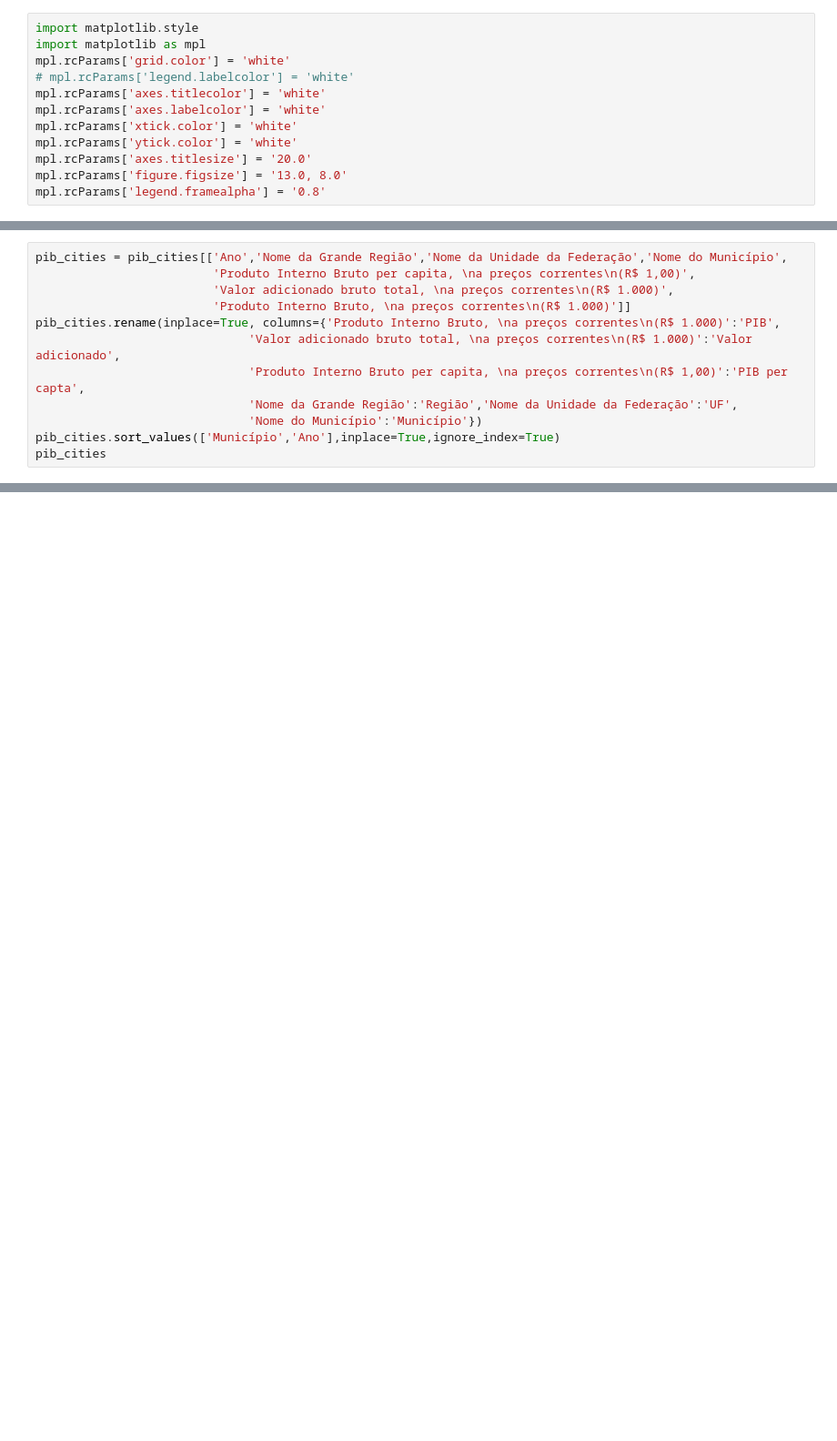
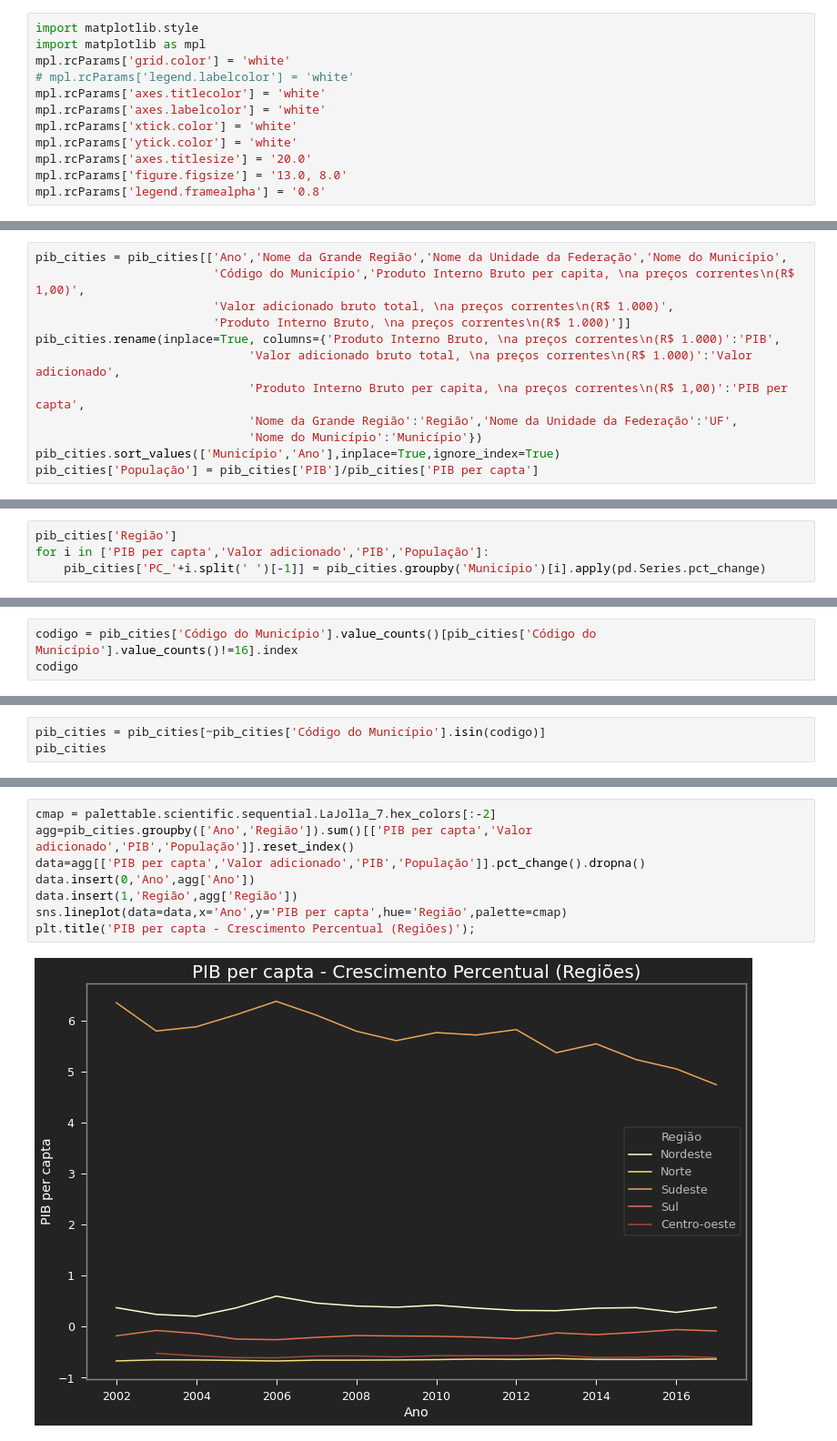
Before and after one commit to danielnrocha/Convergencia_PIB_Municipios, a Jupyter notebook: ConvergenciaMunicipios.ipynb, the cells around one changed output, grey strips where cells are left out. Shown at 91% size. Drawn from its saved outputs; the diff is of its cells as text; blank space fills up the shorter version.

```diff
--- a/ConvergenciaMunicipios.ipynb
+++ b/ConvergenciaMunicipios.ipynb
@@ -45,6 +54,6 @@ pib_cities = pd.concat([pib_cities_02_09, pib_cities_10_17], ignore_index=True)
 # %%
 pib_cities = pib_cities[['Ano','Nome da Grande Região','Nome da Unidade da Federação','Nome do Município',
-                         'Produto Interno Bruto per capita, \na preços correntes\n(R$ 1,00)',
+                         'Código do Município','Produto Interno Bruto per capita, \na preços correntes\n(R$ 1,00)',
                          'Valor adicionado bruto total, \na preços correntes\n(R$ 1.000)',
                          'Produto Interno Bruto, \na preços correntes\n(R$ 1.000)']]
 pib_cities.rename(inplace=True, columns={'Produto Interno Bruto, \na preços correntes\n(R$ 1.000)':'PIB',
@@ -53,4 +62,4 @@ pib_cities.rename(inplace=True, columns={'Produto Interno Bruto, \na preços cor
                               'Nome da Grande Região':'Região','Nome da Unidade da Federação':'UF',
                               'Nome do Município':'Município'})
 pib_cities.sort_values(['Município','Ano'],inplace=True,ignore_index=True)
-pib_cities
+pib_cities['População'] = pib_cities['PIB']/pib_cities['PIB per capta']
@@ -118,0 +68,4 @@ for c in pib_cities['Município']:
+# %%
+pib_cities['Região']
+for i in ['PIB per capta','Valor adicionado','PIB','População']:
+    pib_cities['PC_'+i.split(' ')[-1]] = pib_cities.groupby('Município')[i].apply(pd.Series.pct_change)
@@ -118,0 +87,3 @@ for c in pib_cities['Município']:
+# %%
+codigo = pib_cities['Código do Município'].value_counts()[pib_cities['Código do Município'].value_counts()!=16].index
+codigo
@@ -118,0 +94,3 @@ for c in pib_cities['Município']:
+# %%
+pib_cities = pib_cities[~pib_cities['Código do Município'].isin(codigo)]
+pib_cities
@@ -118,0 +118,10 @@ for c in pib_cities['Município']:
+# %%
+cmap = palettable.scientific.sequential.LaJolla_7.hex_colors[:-2]
+agg=pib_cities.groupby(['Ano','Região']).sum()[['PIB per capta','Valor adicionado','PIB','População']].reset_index()
+data=agg[['PIB per capta','Valor adicionado','PIB','População']].pct_change().dropna()
+data.insert(0,'Ano',agg['Ano'])
+data.insert(1,'Região',agg['Região'])
+sns.lineplot(data=data,x='Ano',y='PIB per capta',hue='Região',palette=cmap)
+plt.title('PIB per capta - Crescimento Percentual (Regiões)');
+# %% [output]
+[figure, added]
```
Also changed, not shown: parts of 26 cells of this notebook.
